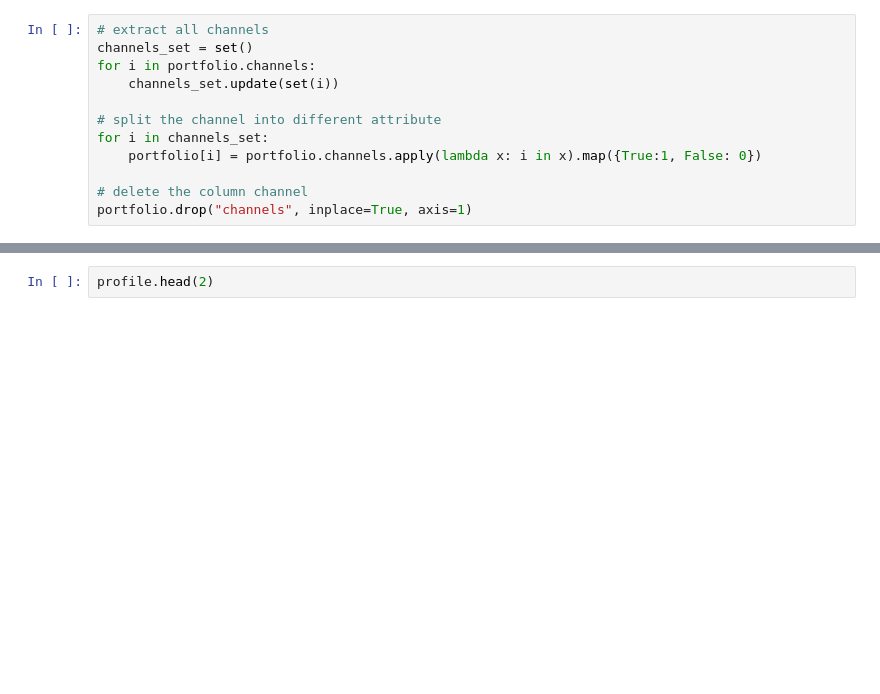
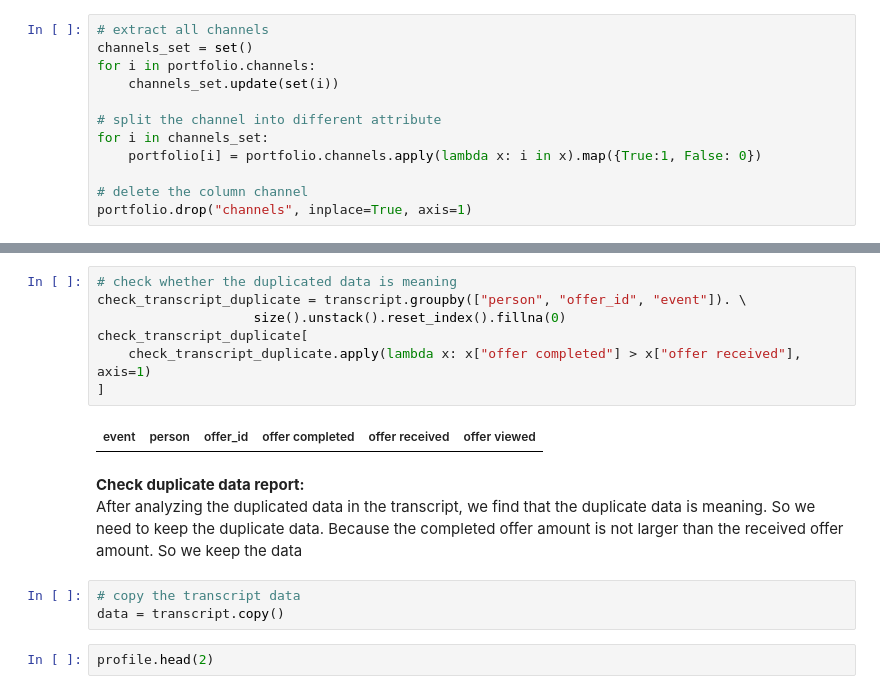
Before and after one commit to ZenRay/StarbucksReport, a Jupyter notebook: Starbucks_Customer_Capstone_notebook.ipynb, the cells around one changed output, grey strips where cells are left out. Cells and saved outputs as stored; diff of their text form; blank space fills up the shorter version.

```diff
--- a/Starbucks_Customer_Capstone_notebook.ipynb
+++ b/Starbucks_Customer_Capstone_notebook.ipynb
@@ -121,3 +128,18 @@ data = transcript.drop_duplicates().copy()
+# %%
+# check whether the duplicated data is meaning
+check_transcript_duplicate = transcript.groupby(["person", "offer_id", "event"]). \
+                    size().unstack().reset_index().fillna(0)
+check_transcript_duplicate[
+    check_transcript_duplicate.apply(lambda x: x["offer completed"] > x["offer received"], axis=1)
+]
+# %% [output]
+| event | person | offer_id | offer completed | offer received | offer viewed |
+# %% [markdown]
+**Check duplicate data report:**
+After analyzing the duplicated data in the transcript, we find that the duplicate data is meaning. So we need to keep the duplicate data. Because the completed offer amount is not larger than the received offer amount. So we keep the data
+# %%
+# copy the transcript data
+data = transcript.copy()
 # %%
 profile.head(2)
 # %% [output]
```
Also changed, not shown: parts of 15 cells of this notebook.
